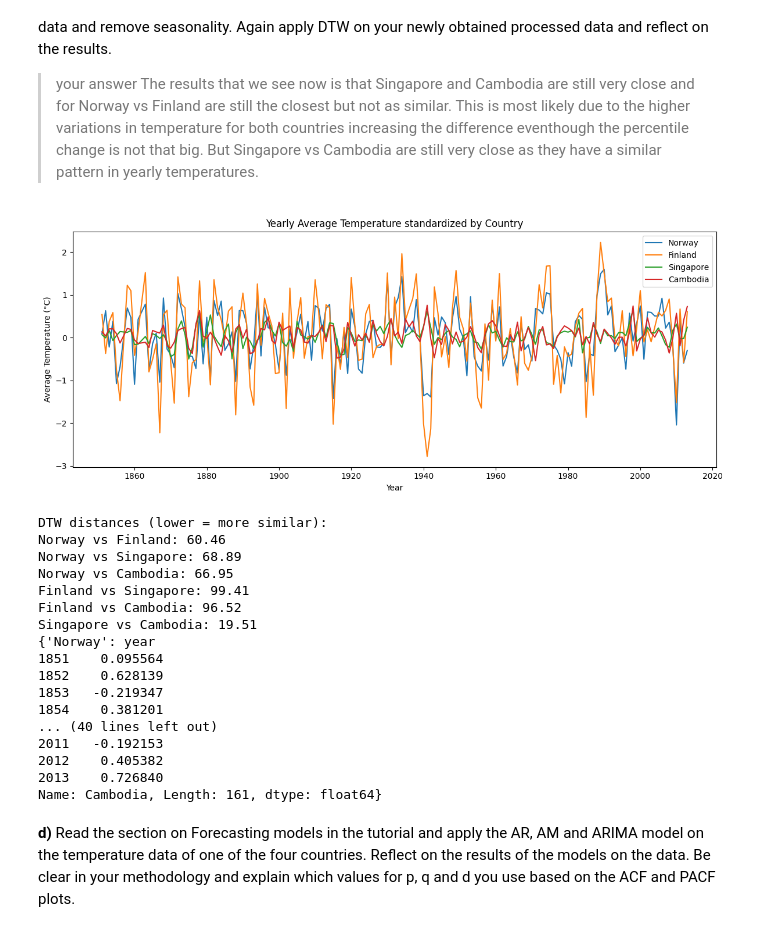
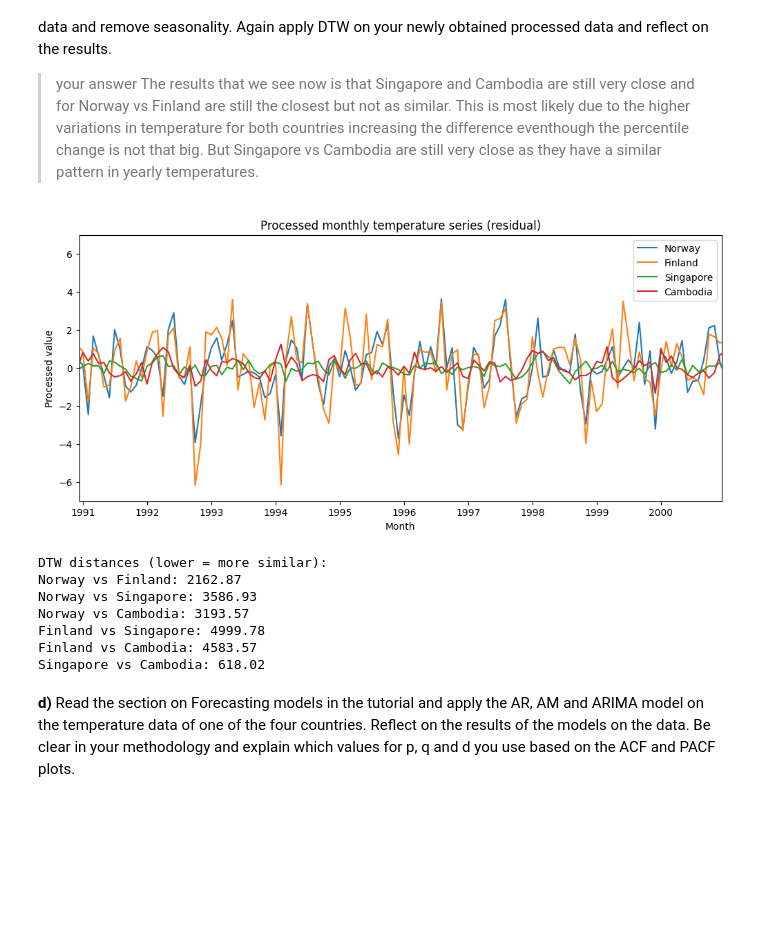
Before and after one commit to KundaiMutuwira/Data_Science_Class, a Jupyter notebook: DS2024_2025_TS_Assignment_Student_Version_1.ipynb, the cells around one changed output. Cells and saved outputs as stored; diff of their text form; code cells hidden in the pictures; blank space fills up the shorter version.

```diff
--- a/DS2024_2025_TS_Assignment_Student_Version_1.ipynb
+++ b/DS2024_2025_TS_Assignment_Student_Version_1.ipynb
@@ -971,7 +971,7 @@ Time series prediction
 # for this exercise you need statsmodel package
 city_data = pd.read_csv('../GlobalLandTemperaturesByCity.csv')
 city_data["dt"] = pd.to_datetime(city_data["dt"], errors="coerce")
-city_data["year"] = city_data["dt"].dt.year
+city_data["month"] = city_data["dt"].dt.to_period("M")
 # %% [markdown]
 #### Exercise 4.9
 **a)** Plot the yearly temperatures for Norway, Finland, Singapore and Cambodia. Use DTW to measure the similarities between the temperature data of these countries and reflect on the results.
@@ -1113,63 +1083,47 @@ dtype: float64
 > your answer
 The results that we see now is that Singapore and Cambodia are still very close and for Norway vs Finland are still the closest but not as similar. This is most likely due to the higher variations in temperature for both countries increasing the difference eventhough the percentile change is not that big. But Singapore vs Cambodia are still very close as they have a similar pattern in yearly temperatures.
 # %%
-# 4.9 c) put your code here
+# 4.9 c) minimal fix
+from statsmodels.tsa.seasonal import seasonal_decompose
+
 series = {}
 
 for c in countries:
-    # Determining rolling statistics
-    timeseries = yearly_pivot[c]
-    # orig = plt.plot(timeseries, color='blue', label='Original')
-    # ts_log_diff = timeseries - timeseries.shift()
-    moving_avg = timeseries.rolling(window=12).mean()
-    timeseries = (timeseries - moving_avg).dropna()
-    series[c] = timeseries
-    # later = plt.plot(timeseries, color='green', label='later')
-    # shift = plt.plot(ts_log_diff, color='red', label='shift')
-    # mean = plt.plot(rolmean, color='red', label='Rolling Mean')
-    # std = plt.plot(rolstd, color='black', label='Rolling Std')
-    # plt.legend(loc='best')
-    # plt.title(f'Rolling Mean & Standard Deviation - {c}')
-    # plt.show(block=False)
+    ts_c = monthly_pivot[c].astype(float)
+    decomp = seasonal_decompose(ts_c, model="additive", period=12, extrapolate_trend="freq")
+    processed = decomp.resid.dropna()   # trend + seasonality removed
+    series[c] = processed
+
+common_idx = sorted(set.intersection(*[set(s.index) for s in series.values()]))
+series = {c: series[c].loc[common_idx] for c in countries}
 
 plt.figure(figsize=(12, 5))
-for country, values in series.items():
-    plt.plot(values.index, values, label=country)
-plt.title("Yearly Average Temperature standardized by Country")
-plt.xlabel("Year")
-plt.ylabel("Average Temperature (°C)")
+for c in countries:
+    plt.plot(series[c].index.to_timestamp(), series[c].values, label=c)
+plt.title("Processed monthly temperature series (residual)")
+plt.xlabel("Month")
+plt.ylabel("Processed value")
 plt.legend()
-plt.tight_layout()
+# plt.tight_layout()
+plt.xlim(pd.to_datetime("1990-12-12"),pd.to_datetime("2000-12-12"))
+plt.ylim(-7,7)
 plt.show()
 
-dtw = KnnDtw(n_neighbors=0, max_warping_window=20, subsample_step=1)
-
+dtw = KnnDtw(n_neighbors=0, max_warping_window=6, subsample_step=1)
 print("DTW distances (lower = more similar):")
 for i, c1 in enumerate(countries):
     for c2 in countries[i + 1:]:
-        dist = dtw._dtw_distance(series[c1], series[c2])
+        dist = dtw._dtw_distance(series[c1].values, series[c2].values)
         print(f"{c1} vs {c2}: {dist:.2f}")
-
-print(series)
 # %% [output]
-[figure, old version]
+[figure, new version]
 DTW distances (lower = more similar):
-Norway vs Finland: 60.46
-Norway vs Singapore: 68.89
-Norway vs Cambodia: 66.95
-Finland vs Singapore: 99.41
-Finland vs Cambodia: 96.52
-Singapore vs Cambodia: 19.51
-{'Norway': year
-1851    0.095564
-1852    0.628139
-1853   -0.219347
-1854    0.381201
-... (40 lines left out)
-2011   -0.192153
-2012    0.405382
-2013    0.726840
-Name: Cambodia, Length: 161, dtype: float64}
+Norway vs Finland: 2162.87
+Norway vs Singapore: 3586.93
+Norway vs Cambodia: 3193.57
+Finland vs Singapore: 4999.78
+Finland vs Cambodia: 4583.57
+Singapore vs Cambodia: 618.02
 # %% [markdown]
 **d)** Read the section on Forecasting models in the tutorial and apply the AR, AM and ARIMA model on the temperature data of one of the four countries. Reflect on the results of the models on the data. Be clear in your methodology and explain which values for p, q and d you use based on the ACF and PACF plots.
 # %%
```
Also changed, not shown: parts of 4 cells of this notebook.
